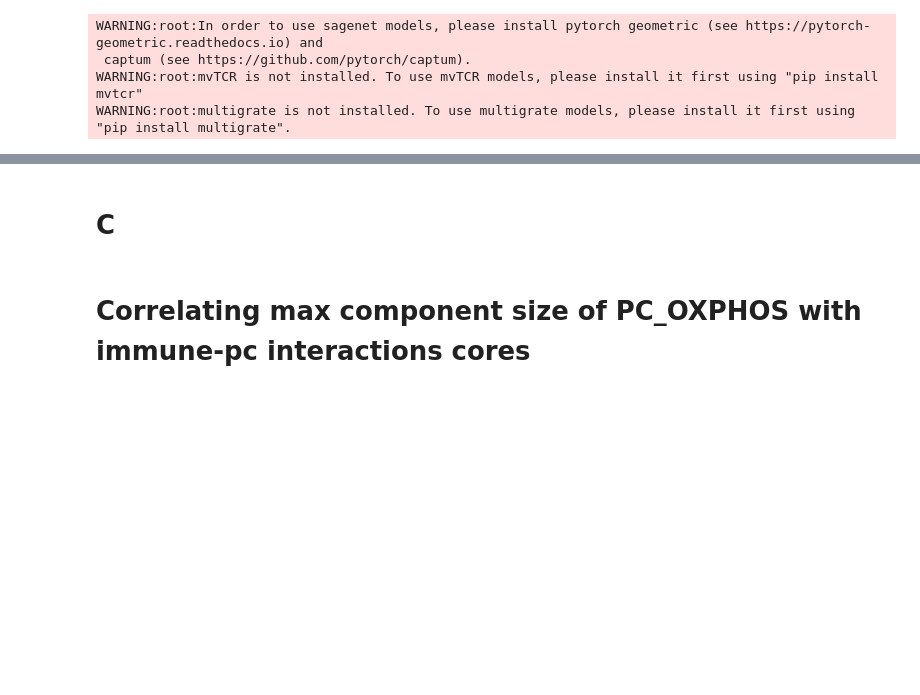
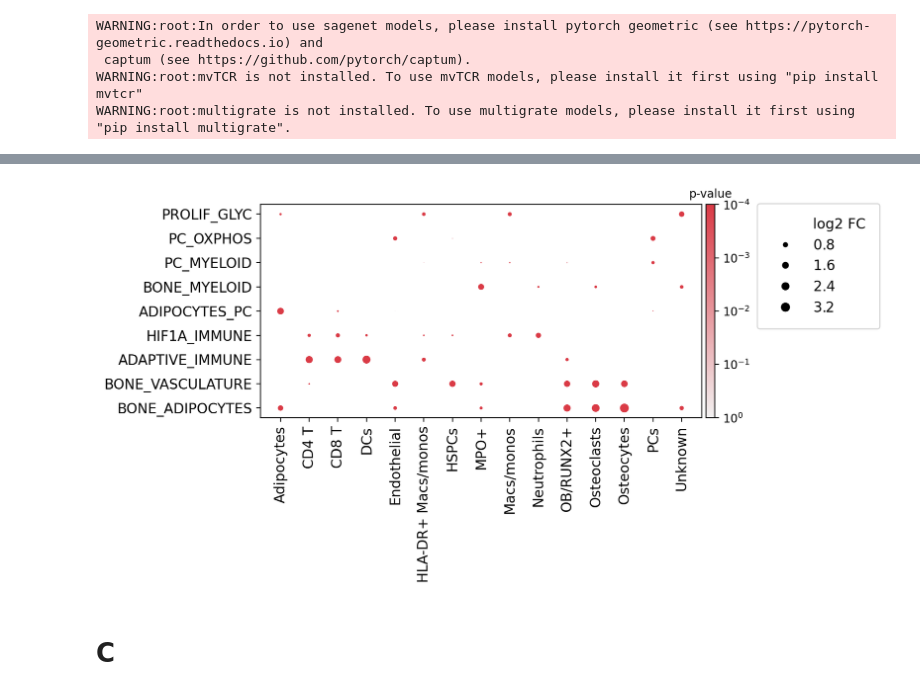
Before and after one commit to SchapiroLabor/myeloma_imc, a Jupyter notebook: src/Paper/figure_plots/figure_4.ipynb, the cells around one changed output, grey strips where cells are left out. Saved outputs shown, nothing was run; the diff lists cells and outputs as text; code cells hidden in the pictures; blank space fills up the shorter version.

```diff
--- a/src/Paper/figure_plots/figure_4.ipynb
+++ b/src/Paper/figure_plots/figure_4.ipynb
@@ -148,4 +65,7 @@ plt.savefig(os.path.join(save_path, f'interaction_immune_tumor_density.{extensio
+# %%
+plt.style.use('default')
+cc.pl.enrichment(adata, group_key=f'cellcharter_CN', label_key='Phenotype4', show_pvalues=True, figsize=(8,5), group_cluster=True, fontsize=12, dot_scale=1, save= os.path.join(save_path, f'enrichment_phenotypes+pvalues.{extension}'))
+# %% [output]
+[figure, added]
 # %% [markdown]
 # C
-# %% [markdown]
-# Correlating max component size of PC_OXPHOS with immune-pc interactions cores
```
Also changed, not shown: parts of 65 cells of this notebook, 17 other files.
